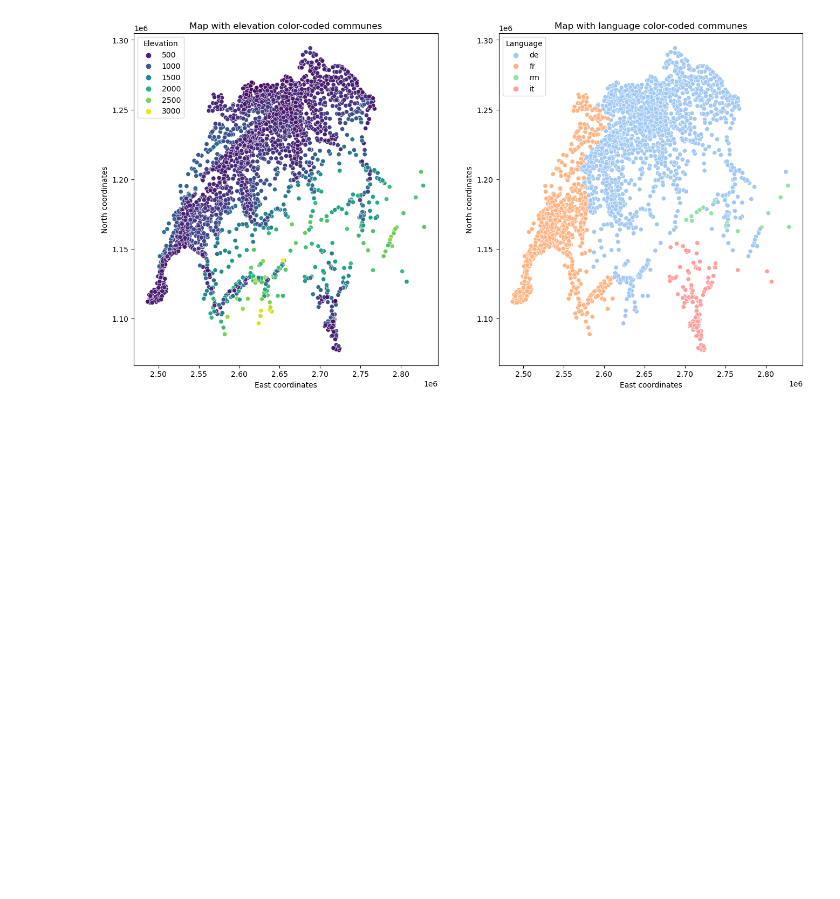
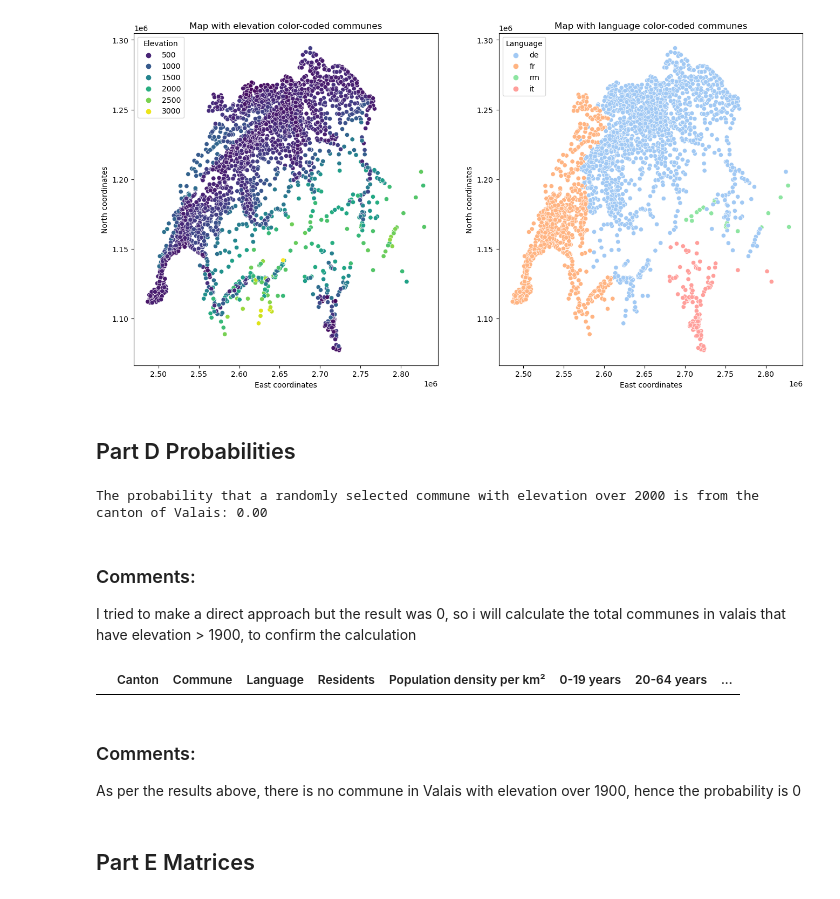
Before and after one commit to CarlosP333/Project-1, a Jupyter notebook: communes_solution.ipynb, the cells around one changed output. Saved outputs shown, nothing was run; the diff lists cells and outputs as text; code cells hidden in the pictures; blank space fills up the shorter version.

Commit message:
Update communes_solution.ipynb
Part D & E done

```diff
--- a/communes_solution.ipynb
+++ b/communes_solution.ipynb
@@ -360,3 +360,34 @@ axes[1].legend(title="Language", loc="upper left")
 # %% [output]
 <matplotlib.legend.Legend at 0x...>
 [figure]
+# %% [markdown]
+## Part D Probabilities
+# %%
+# Total number of communes with elevateion > 2000
+total_elevation_over_2000 = len(df[df["Elevation"] > 2000])
+
+#Number of communes with elevation > 2000 in Valais
+valais_elevation_over2000 = len(df[(df["Elevation"] > 2000) & (df["Canton"] == "Valais")])
+
+# Conditional probability calculation
+probability_valais_given_elevation_over_2000 = valais_elevation_over2000 /total_elevation_over_2000
+
+print(f"The probability that a randomly selected commune with elevation over 2000 is from the canton of Valais: {probability_valais_given_elevation_over_2000:.2f}")
+# %% [output]
+The probability that a randomly selected commune with elevation over 2000 is from the canton of Valais: 0.00
+# %% [markdown]
+### Comments:
+
+I tried to make a direct approach but the result was 0, so i will calculate the total communes in valais that have elevation > 1900, to confirm the calculation
+# %%
+# Communes in Valais with elevation > 1900
+
+valias_communes_elevation_over_1900 = df[(df["Canton"] == "Valais") & (data["Elevation"] > 1900)]
+valias_communes_elevation_over_1900
+# %% [output]
+|  | Canton | Commune | Language | Residents | Population density per km² | 0-19 years | 20-64 years | ... |
+# %% [markdown]
+### Comments:
+As per the results above, there is no commune in Valais with elevation over 1900, hence the probability is 0
+# %% [markdown]
+## Part E Matrices
```
Also changed, not shown: parts of 2 cells of this notebook.
